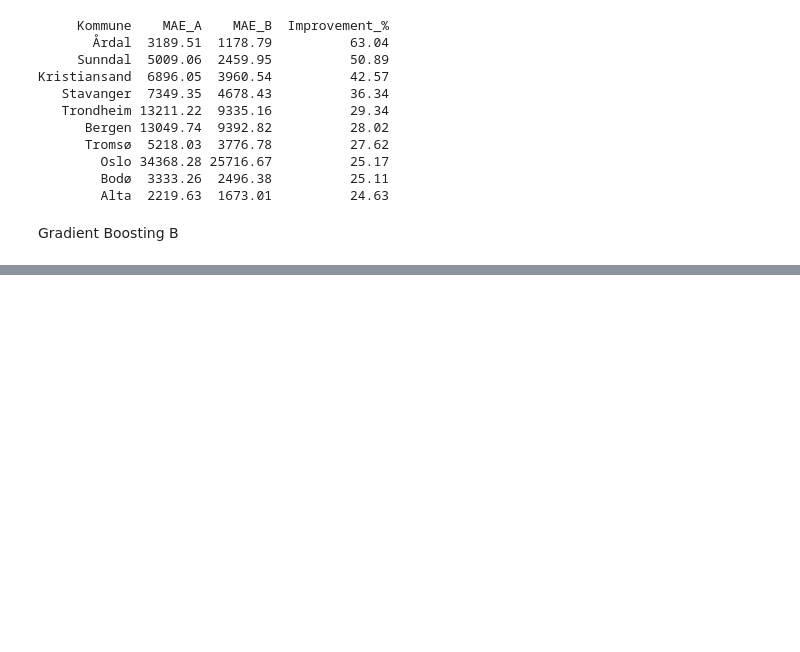
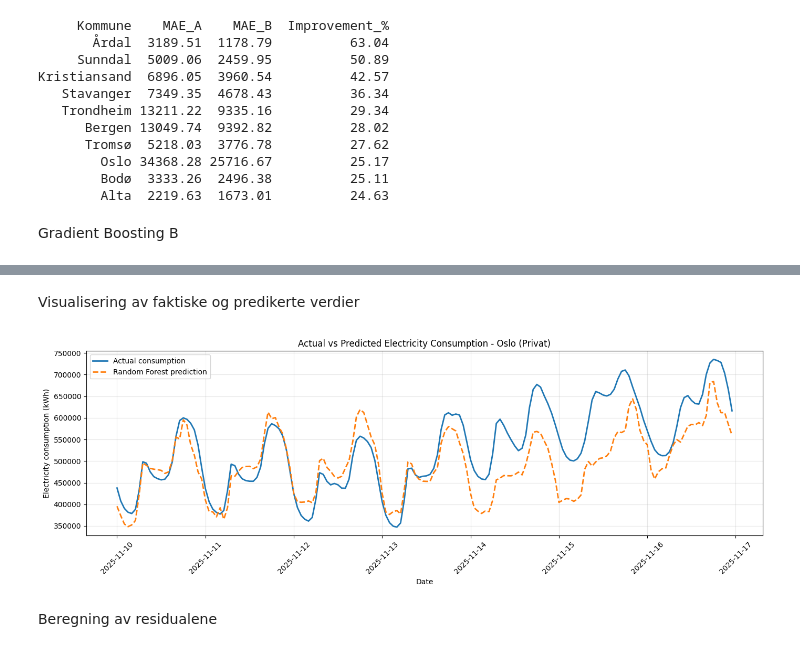
Before and after one commit to jsandtangen/consumption-intelligence, a Jupyter notebook: notebooks/03_Feature_engineering.ipynb, the cells around one changed output, grey strips where cells are left out. Saved outputs shown, nothing was run; the diff lists cells and outputs as text; code cells hidden in the pictures; blank space fills up the shorter version.

```diff
--- a/notebooks/03_Feature_engineering.ipynb
+++ b/notebooks/03_Feature_engineering.ipynb
@@ -857,0 +961,47 @@ Gradient Boosting B
+# %% [markdown]
+Visualisering av faktiske og predikerte verdier
+# %%
+import matplotlib.pyplot as plt
+
+# Bruk valideringsdataene og Random Forest-prediksjonene
+plot_df = validation.copy()
+plot_df["PRED_RF_B"] = pred_rf_B
+
+# Velg kommune, forbruksgruppe og periode
+subset = plot_df[
+    (plot_df["KOMMUNE"] == "Oslo") &
+    (plot_df["FORBRUKSGRUPPE"] == "Privat") &
+    (plot_df["DATE_KEY"] >= "2025-11-10") &
+    (plot_df["DATE_KEY"] < "2025-11-17")
+].sort_values("TIMESTAMP")
+
+# Plot
+plt.figure(figsize=(14, 5))
+
+plt.plot(
+    subset["TIMESTAMP"],
+    subset["VOLUM_KWH"],
+    label="Actual consumption",
+    linewidth=2
+)
+
+plt.plot(
+    subset["TIMESTAMP"],
+    subset["PRED_RF_B"],
+    label="Random Forest prediction",
+    linewidth=2,
+    linestyle="--"
+)
+
+plt.title("Actual vs Predicted Electricity Consumption - Oslo (Privat)")
+plt.xlabel("Date")
+plt.ylabel("Electricity consumption (kWh)")
+plt.legend()
+plt.grid(alpha=0.3)
+plt.xticks(rotation=45)
+plt.tight_layout()
+plt.show()
+# %% [output]
+[figure, added]
+# %% [markdown]
+Beregning av residualene
```
Also changed, not shown: parts of 36 cells of this notebook.
